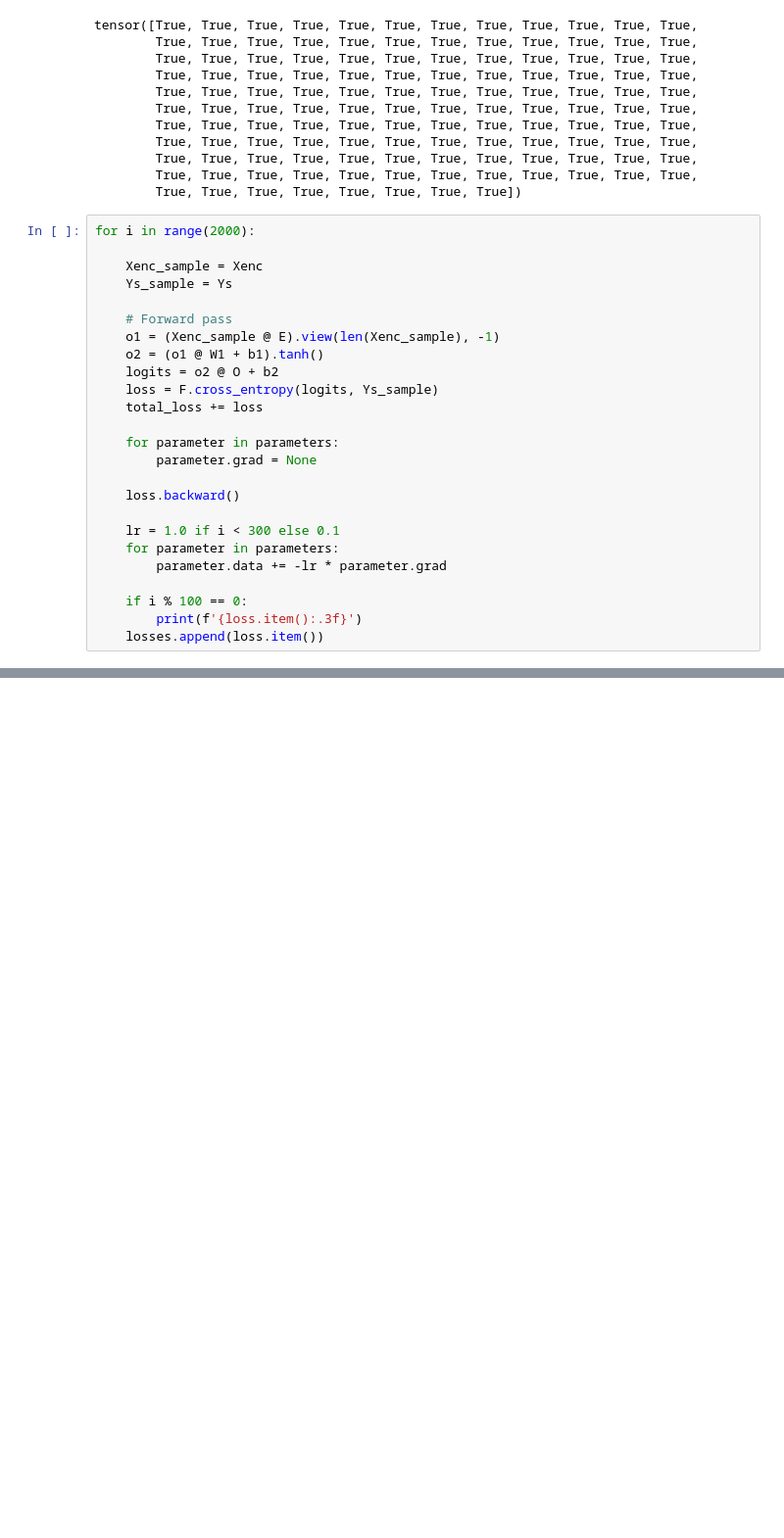
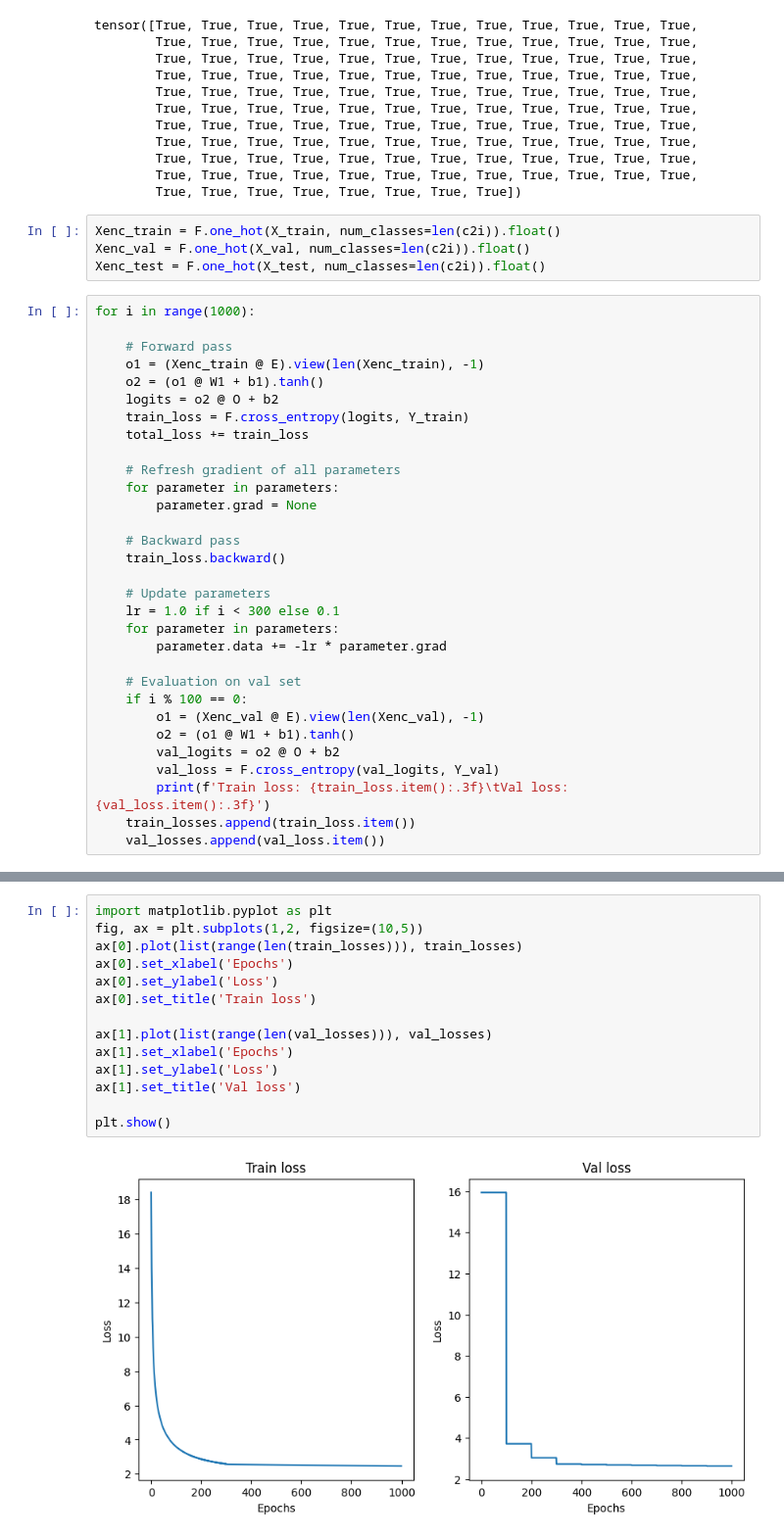
Before and after one commit to samsatp/LanguageModel, a Jupyter notebook: MLP.ipynb, the cells around one changed output, grey strips where cells are left out. Shown at 98% size. Cells and saved outputs as stored; diff of their text form; blank space fills up the shorter version.

Commit message:
add train-val-test split

```diff
--- a/MLP.ipynb
+++ b/MLP.ipynb
@@ -102,29 +134,39 @@ tensor([True, True, True, True, True, True, True, True, True, True, True, True,
         True, True, True, True, True, True, True, True, True, True, True, True,
         True, True, True, True, True, True, True, True, True, True, True, True,
         True, True, True, True, True, True, True, True])
+# %%
+Xenc_train = F.one_hot(X_train, num_classes=len(c2i)).float()
+Xenc_val = F.one_hot(X_val, num_classes=len(c2i)).float()
+Xenc_test = F.one_hot(X_test, num_classes=len(c2i)).float()
 # %%
-for i in range(2000):
-
-    Xenc_sample = Xenc
-    Ys_sample = Ys
+for i in range(1000):
 
     # Forward pass
-    o1 = (Xenc_sample @ E).view(len(Xenc_sample), -1)
+    o1 = (Xenc_train @ E).view(len(Xenc_train), -1)
     o2 = (o1 @ W1 + b1).tanh()
     logits = o2 @ O + b2
-    loss = F.cross_entropy(logits, Ys_sample)
-    total_loss += loss
+    train_loss = F.cross_entropy(logits, Y_train)
+    total_loss += train_loss
 
+    # Refresh gradient of all parameters
     for parameter in parameters:
         parameter.grad = None
 
-    loss.backward()
+    # Backward pass
+    train_loss.backward()
 
+    # Update parameters
     lr = 1.0 if i < 300 else 0.1
     for parameter in parameters:
         parameter.data += -lr * parameter.grad
 
+    # Evaluation on val set
     if i % 100 == 0:
-        print(f'{loss.item():.3f}')
-    losses.append(loss.item())
+        o1 = (Xenc_val @ E).view(len(Xenc_val), -1)
+        o2 = (o1 @ W1 + b1).tanh()
+        val_logits = o2 @ O + b2
+        val_loss = F.cross_entropy(val_logits, Y_val)
+        print(f'Train loss: {train_loss.item():.3f}\tVal loss: {val_loss.item():.3f}')
+    train_losses.append(train_loss.item())
+    val_losses.append(val_loss.item())
 # %% [output]
@@ -158 +183,17 @@ plt.show()
+# %%
+import matplotlib.pyplot as plt
+fig, ax = plt.subplots(1,2, figsize=(10,5))
+ax[0].plot(list(range(len(train_losses))), train_losses)
+ax[0].set_xlabel('Epochs')
+ax[0].set_ylabel('Loss')
+ax[0].set_title('Train loss')
+
+ax[1].plot(list(range(len(val_losses))), val_losses)
+ax[1].set_xlabel('Epochs')
+ax[1].set_ylabel('Loss')
+ax[1].set_title('Val loss')
+
+plt.show()
+# %% [output]
+[figure, added]
 # %% [markdown]
```
Also changed, not shown: parts of 14 cells of this notebook.
